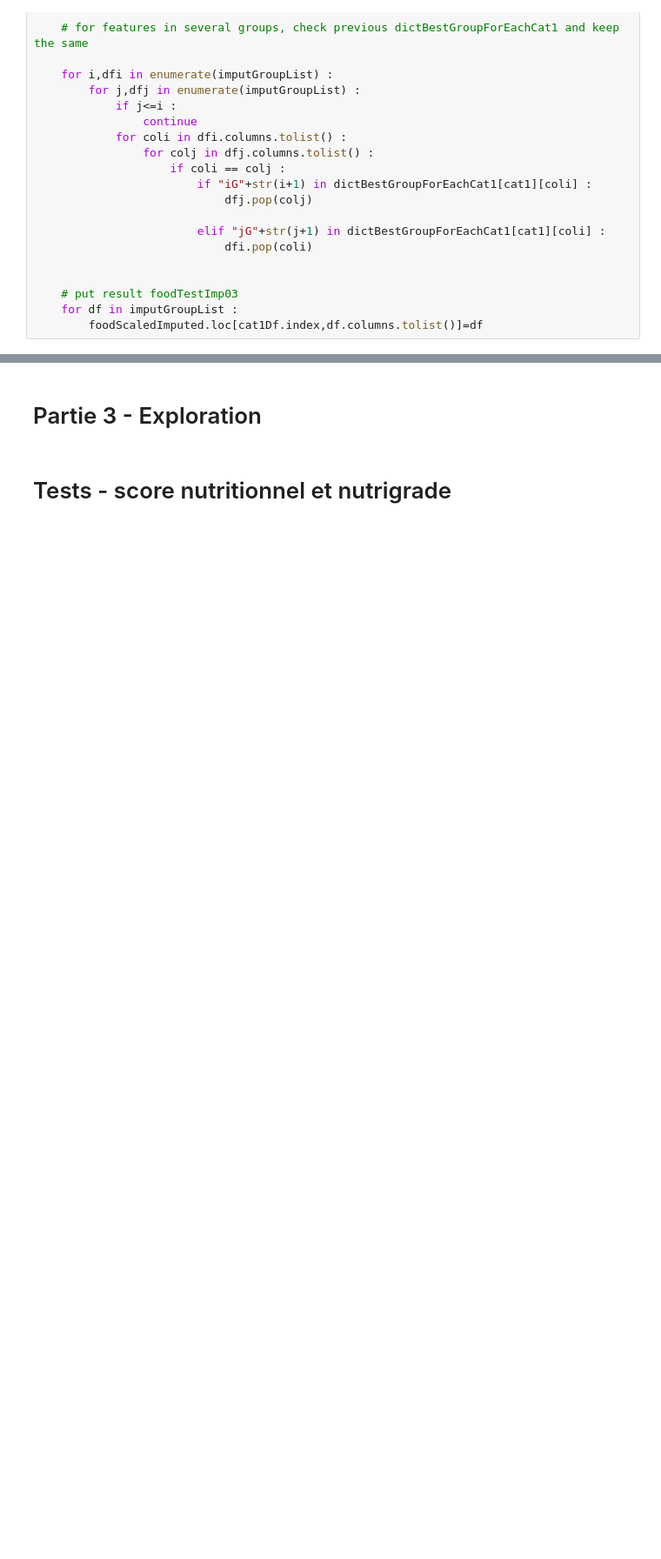
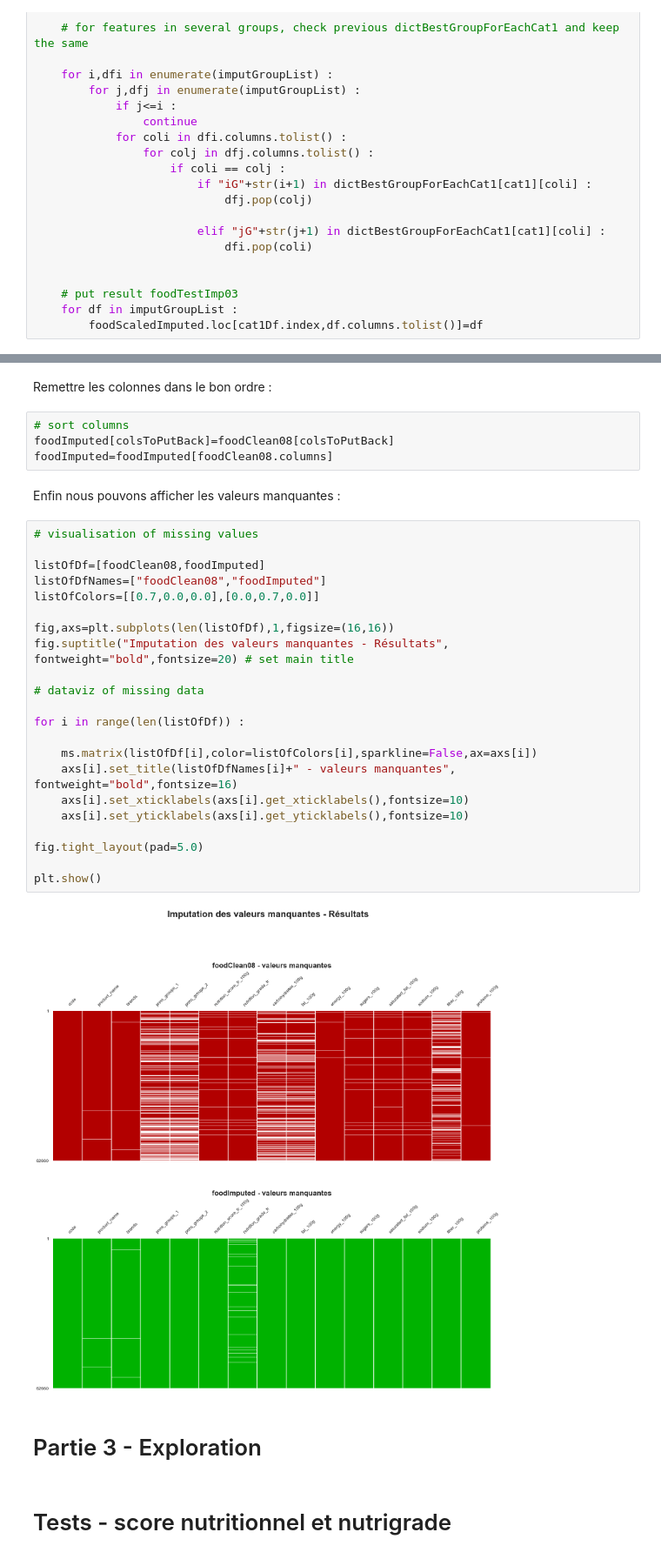
Before and after one commit to ClementPatin/OC-P3, a Jupyter notebook: Patin_Clement_1_notebook_052023.ipynb, the cells around one changed output, grey strips where cells are left out. Shown at 87% size. Saved outputs shown, nothing was run; the diff lists cells and outputs as text; blank space fills up the shorter version.

```diff
--- a/Patin_Clement_1_notebook_052023.ipynb
+++ b/Patin_Clement_1_notebook_052023.ipynb
@@ -2530,3 +2489,35 @@ plt.show()
+# %% [markdown]
+Remettre les colonnes dans le bon ordre :
+# %%
+# sort columns
+foodImputed[colsToPutBack]=foodClean08[colsToPutBack]
+foodImputed=foodImputed[foodClean08.columns]
+# %% [markdown]
+Enfin nous pouvons afficher les valeurs manquantes :
+# %%
+# visualisation of missing values
+
+listOfDf=[foodClean08,foodImputed]
+listOfDfNames=["foodClean08","foodImputed"]
+listOfColors=[[0.7,0.0,0.0],[0.0,0.7,0.0]]
+
+fig,axs=plt.subplots(len(listOfDf),1,figsize=(16,16))
+fig.suptitle("Imputation des valeurs manquantes - Résultats", fontweight="bold",fontsize=20) # set main title
+
+# dataviz of missing data
+
+for i in range(len(listOfDf)) :
+
+    ms.matrix(listOfDf[i],color=listOfColors[i],sparkline=False,ax=axs[i])
+    axs[i].set_title(listOfDfNames[i]+" - valeurs manquantes", fontweight="bold",fontsize=16)
+    axs[i].set_xticklabels(axs[i].get_xticklabels(),fontsize=10)
+    axs[i].set_yticklabels(axs[i].get_yticklabels(),fontsize=10)
+
+fig.tight_layout(pad=5.0)
+
+plt.show()
+# %% [output]
+[figure, added]
 # %% [markdown]
 # Partie 3 - Exploration
 # %% [markdown]
```
Also changed, not shown: parts of 55 cells of this notebook.
